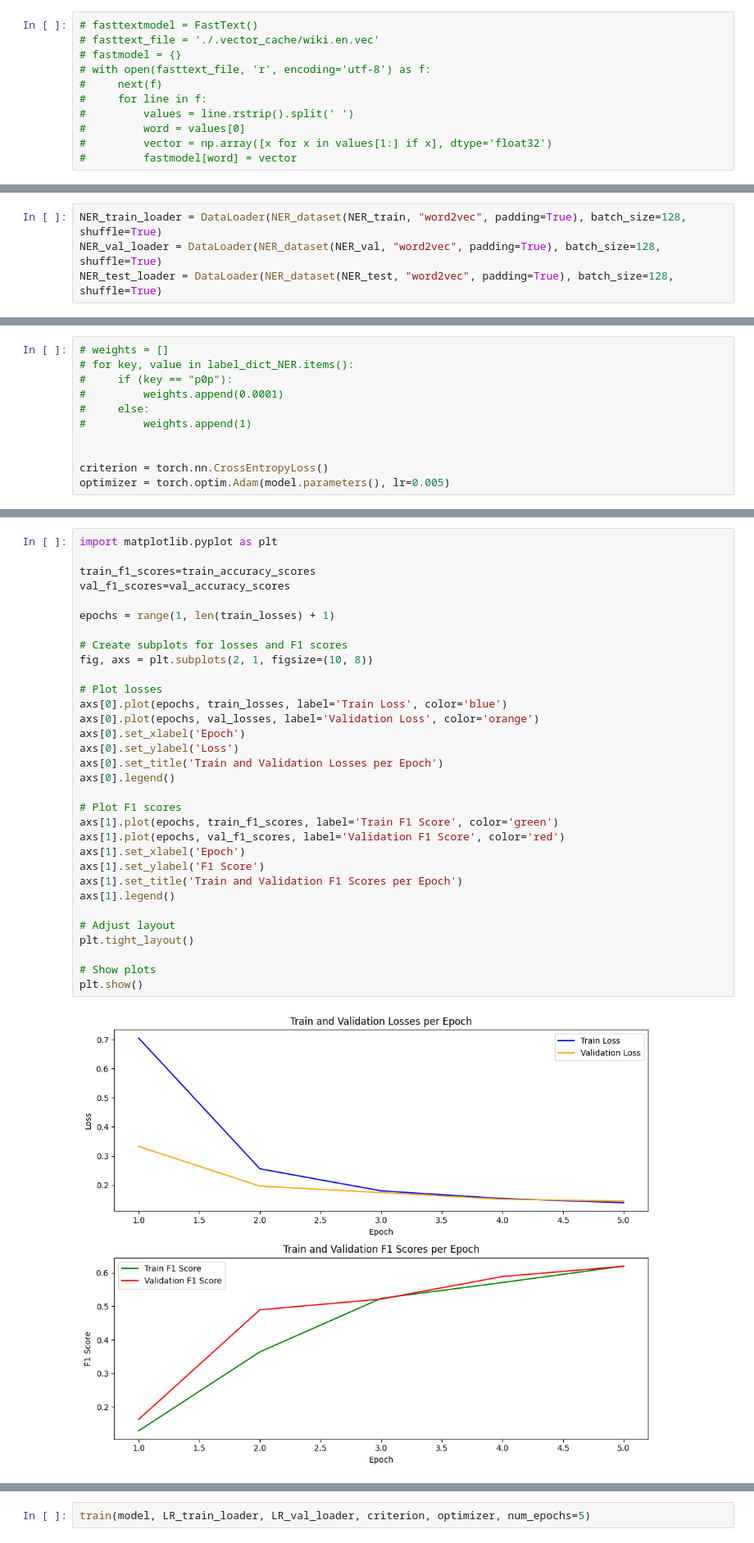
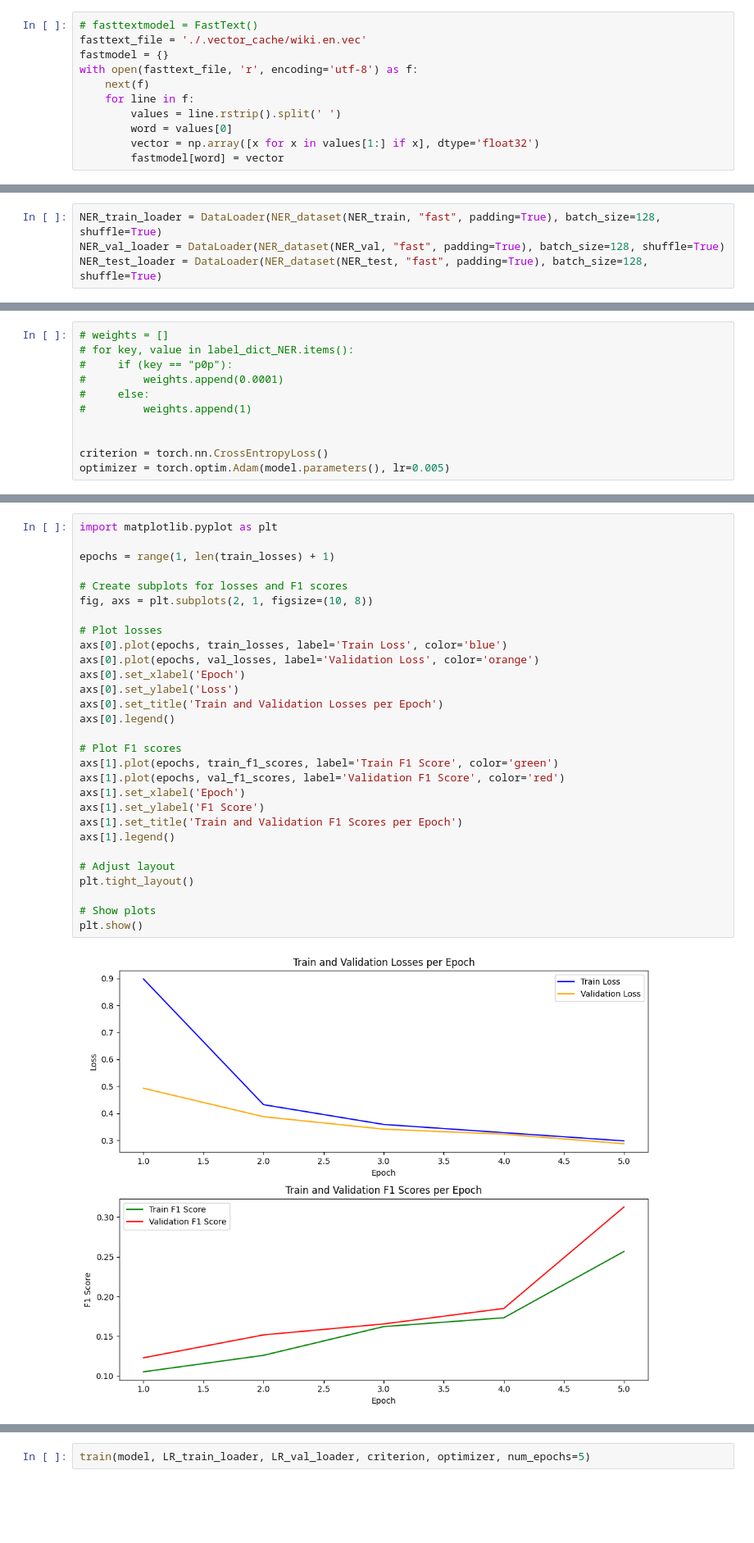
Before and after one commit to Jaskaran320/NLP-assignments, a Jupyter notebook: Assignment-2/Part2/LSTM.ipynb, the cells around one changed output, grey strips where cells are left out. Shown: that part at 82% size. Saved outputs shown, nothing was run; the diff lists cells and outputs as text; blank space fills up the shorter version.

Commit message:
fasttext committted

```diff
--- a/Assignment-2/Part2/LSTM.ipynb
+++ b/Assignment-2/Part2/LSTM.ipynb
@@ -154,15 +81,15 @@ WARNING: Ignoring invalid distribution -rotobuf (c:\users\deeptanshu barman\appd
 ### Fasttext
 # %%
 # fasttextmodel = FastText()
-# fasttext_file = './.vector_cache/wiki.en.vec'
-# fastmodel = {}
-# with open(fasttext_file, 'r', encoding='utf-8') as f:
-#     next(f)
-#     for line in f:
-#         values = line.rstrip().split(' ')
-#         word = values[0]
-#         vector = np.array([x for x in values[1:] if x], dtype='float32')
-#         fastmodel[word] = vector
+fasttext_file = './.vector_cache/wiki.en.vec'
+fastmodel = {}
+with open(fasttext_file, 'r', encoding='utf-8') as f:
+    next(f)
+    for line in f:
+        values = line.rstrip().split(' ')
+        word = values[0]
+        vector = np.array([x for x in values[1:] if x], dtype='float32')
+        fastmodel[word] = vector
 # %% [markdown]
 ## Creating and Training the Models
 # %% [markdown]
@@ -548,9 +475,9 @@ def train(model, train_loader, val_loader, criterion, optimizer,num_classes, num
 # %% [markdown]
 ### Create batched and shuffled loaders for **Training, Validation and Testing** - NER
 # %%
-NER_train_loader = DataLoader(NER_dataset(NER_train, "word2vec", padding=True), batch_size=128, shuffle=True)
-NER_val_loader = DataLoader(NER_dataset(NER_val, "word2vec", padding=True), batch_size=128, shuffle=True)
-NER_test_loader = DataLoader(NER_dataset(NER_test, "word2vec", padding=True), batch_size=128, shuffle=True)
+NER_train_loader = DataLoader(NER_dataset(NER_train, "fast", padding=True), batch_size=128, shuffle=True)
+NER_val_loader = DataLoader(NER_dataset(NER_val, "fast", padding=True), batch_size=128, shuffle=True)
+NER_test_loader = DataLoader(NER_dataset(NER_test, "fast", padding=True), batch_size=128, shuffle=True)
 # %% [markdown]
 ### Create batched and shuffled loaders for **Training, Validation and Testing** - LR
 # %%
@@ -631,35 +558,32 @@ train_losses
 # %%
 import matplotlib.pyplot as plt
-
-train_f1_scores=train_accuracy_scores
-val_f1_scores=val_accuracy_scores
 
 epochs = range(1, len(train_losses) + 1)
 
 # Create subplots for losses and F1 scores
 fig, axs = plt.subplots(2, 1, figsize=(10, 8))
 
 # Plot losses
 axs[0].plot(epochs, train_losses, label='Train Loss', color='blue')
 axs[0].plot(epochs, val_losses, label='Validation Loss', color='orange')
 axs[0].set_xlabel('Epoch')
 axs[0].set_ylabel('Loss')
 axs[0].set_title('Train and Validation Losses per Epoch')
 axs[0].legend()
 
 # Plot F1 scores
 axs[1].plot(epochs, train_f1_scores, label='Train F1 Score', color='green')
 axs[1].plot(epochs, val_f1_scores, label='Validation F1 Score', color='red')
 axs[1].set_xlabel('Epoch')
 axs[1].set_ylabel('F1 Score')
 axs[1].set_title('Train and Validation F1 Scores per Epoch')
 axs[1].legend()
 
 # Adjust layout
 plt.tight_layout()
 
 # Show plots
 plt.show()
 # %% [output]
-[figure, old version]
+[figure, new version]
 # %%
```
Also changed, not shown: parts of 7 cells of this notebook, 2 other files.
